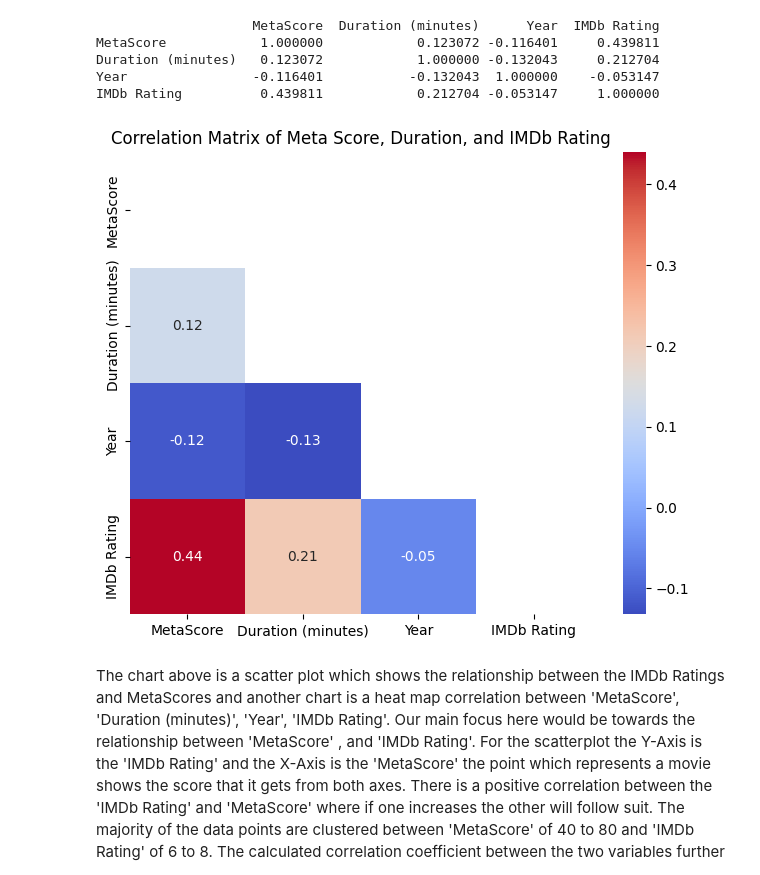
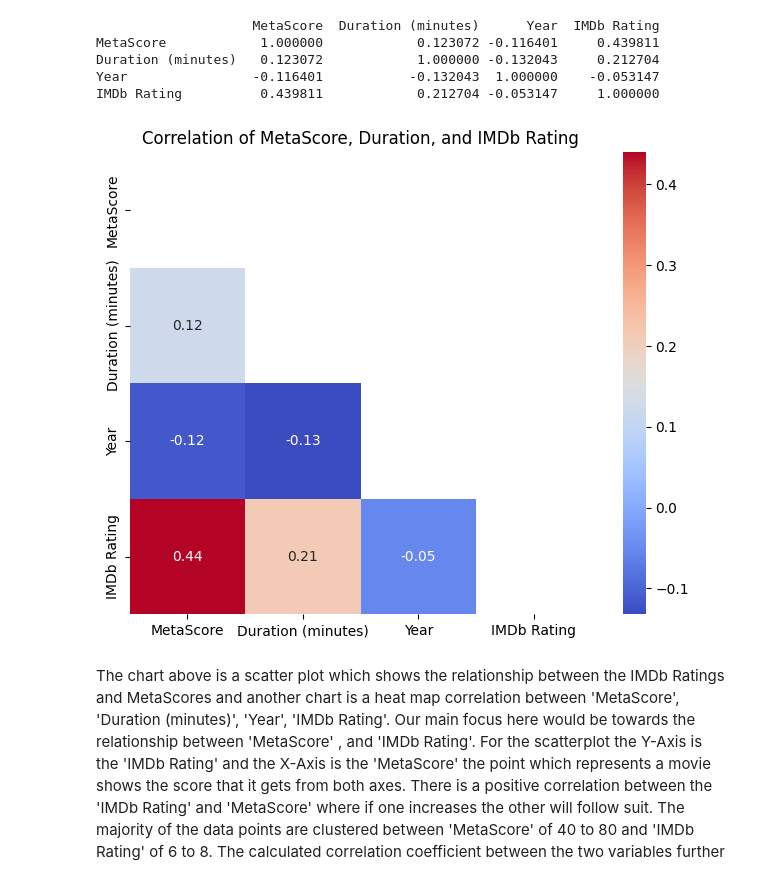
Before and after one commit to wayneflossien/102-final-project, a Jupyter notebook: 102-final_project.ipynb, the cells around one changed output. Cells and saved outputs as stored; diff of their text form; code cells hidden in the pictures.

```diff
--- a/102-final_project.ipynb
+++ b/102-final_project.ipynb
@@ -251,18 +251,18 @@ IMDb Rating          0.439811            0.212704 -0.053147     1.000000
 # %%
 # Create a mask to hide the upper triangle
 mask = np.triu(np.ones_like(correlation_df, dtype=bool))
 
 # Set up the matplotlib figure
 plt.figure(figsize=(8, 6))
 
 # Draw the heatmap with the mask
 sns.heatmap(correlation_df, annot=True, mask=mask, cmap='coolwarm', fmt='.2f', square=True)
 
 # Title and show plot
-plt.title('Correlation Matrix of Meta Score, Duration, and IMDb Rating')
+plt.title('Correlation of MetaScore, Duration, and IMDb Rating')
 plt.show()
 # %% [output]
-[figure, old version]
+[figure, new version]
 # %% [markdown]
 The chart above is a scatter plot which shows the relationship between the IMDb Ratings and MetaScores and another chart is a heat map correlation between 'MetaScore', 'Duration (minutes)', 'Year', 'IMDb Rating'. Our main focus here would be towards the relationship between 'MetaScore' , and 'IMDb Rating'. For the scatterplot the Y-Axis is the 'IMDb Rating' and the X-Axis is the 'MetaScore' the point which represents a movie shows the score that it gets from both axes. There is a positive correlation between the 'IMDb Rating' and 'MetaScore' where if one increases the other will follow suit. The majority of the data points are clustered between 'MetaScore' of 40 to 80 and 'IMDb Rating' of 6 to 8. The calculated correlation coefficient between the two variables further supports the claim with a score that indicates moderate positive correlation. Though the relationship is not very strong it does indicate that there is some kind of connection between the two.
 # %%
```
Also changed, not shown: parts of 1 cell of this notebook.
